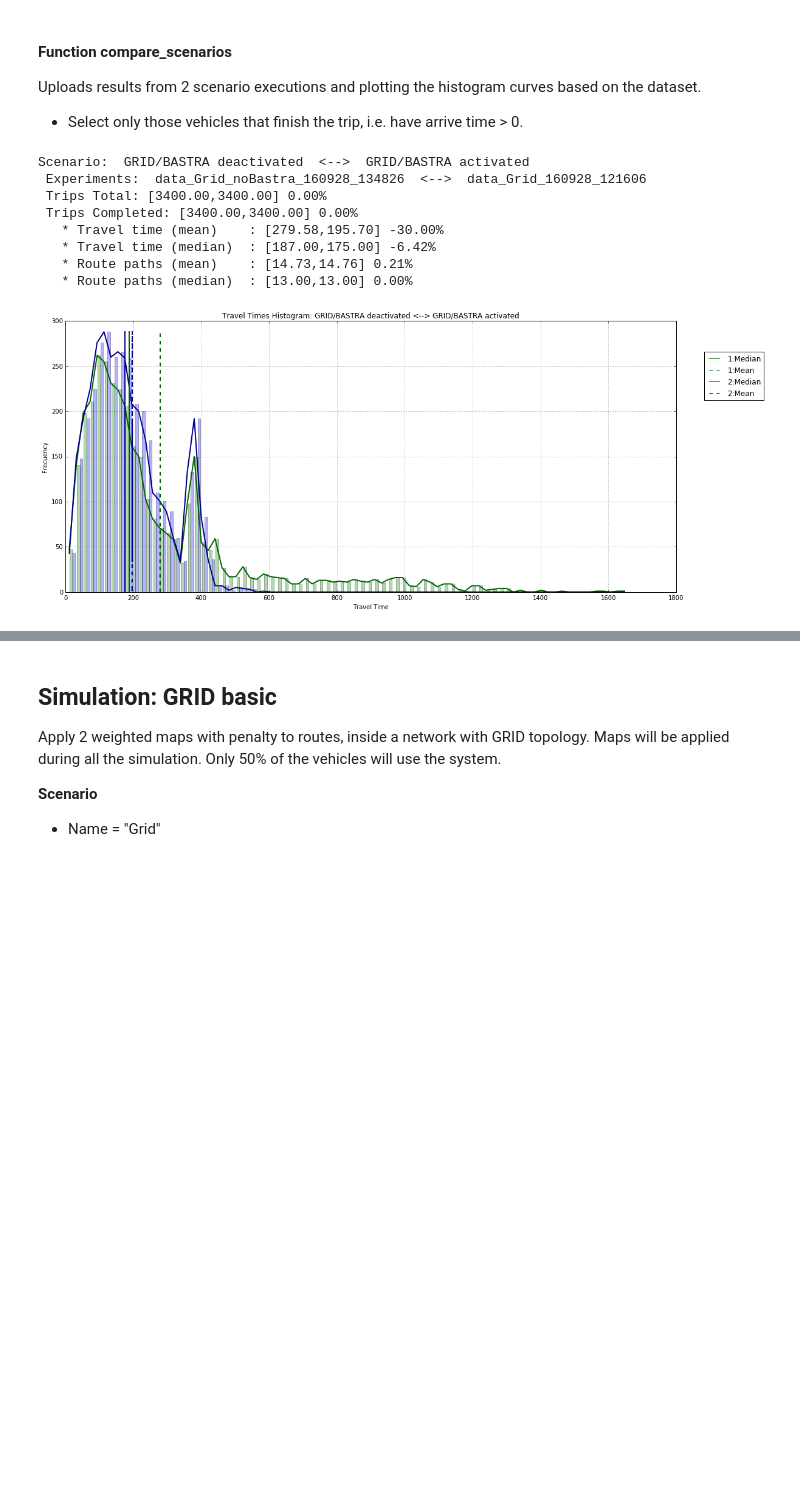
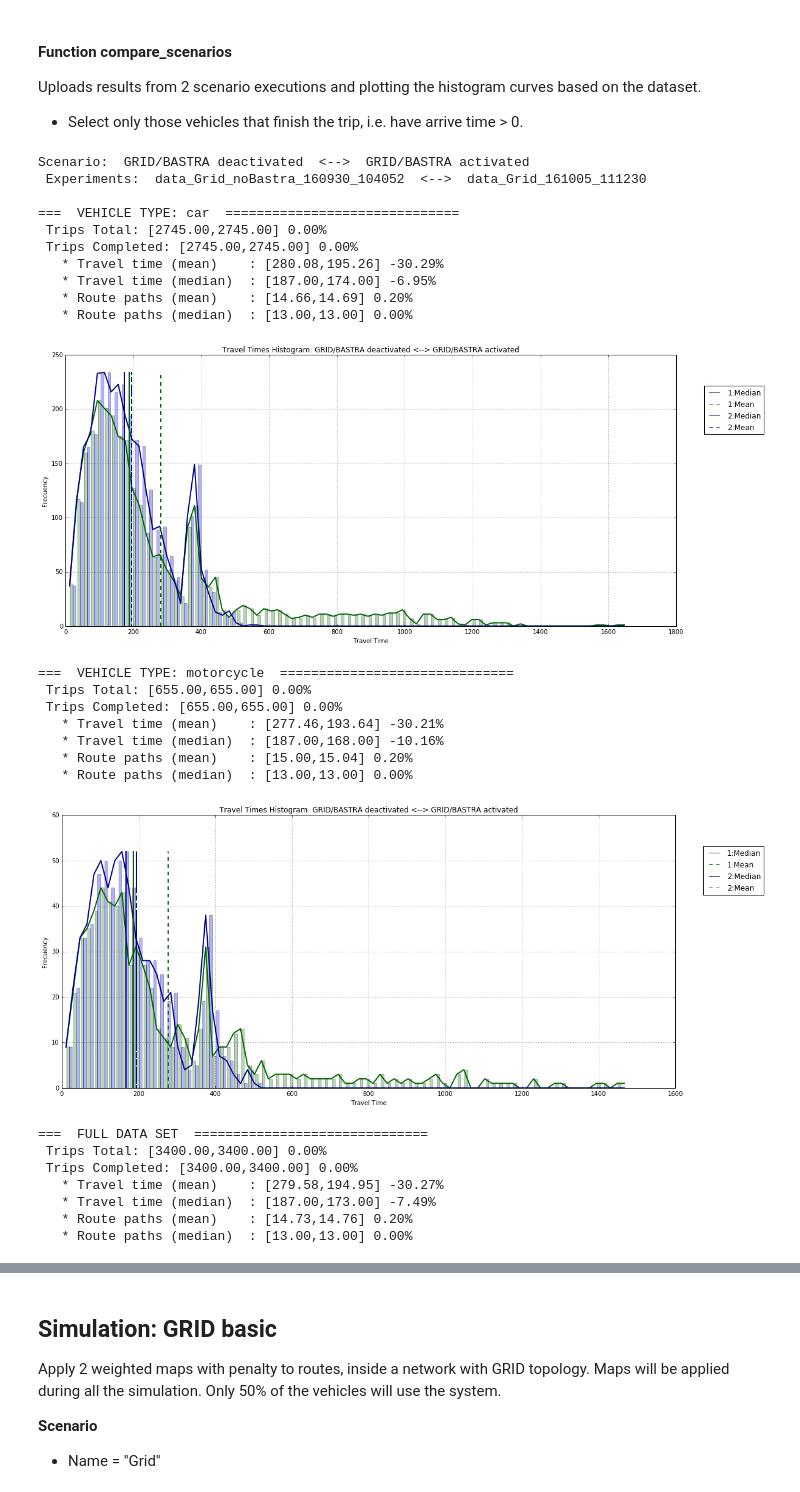
Before and after one commit to akudilcz/uah-gist-mutraff-bastra, a Jupyter notebook: notebooks/bastra_grid_analysis.ipynb, the cells around one changed output, grey strips where cells are left out. Saved outputs shown, nothing was run; the diff lists cells and outputs as text; code cells hidden in the pictures; blank space fills up the shorter version.

```diff
--- a/notebooks/bastra_grid_analysis.ipynb
+++ b/notebooks/bastra_grid_analysis.ipynb
@@ -34,0 +40,11 @@ def str_vals_percent( n1, n2 ):
+# %%
+def dataset_obtain_unique_fleets( *ds ):
+    size = len(ds)
+    if( len(ds) == 0):
+        return []
+    if( len(ds) == 1):
+        return ds[0]['veh_type'].unique()
+    if( len(ds) == 2):
+        vt1 = ds[0]['veh_type'].unique()
+        vt2 = ds[1]['veh_type'].unique()
+        return list(set().union(vt2, vt2))
@@ -35,3 +54,6 @@ def str_vals_percent( n1, n2 ):
+# %%
+def dataset_filter_per_veh_type(ds, vt):
+    return ds.loc[ ds['veh_type']==vt ]
 # %% [markdown]
 #### Function draw_histogram
 Plots an histogram based on the dataset.
@@ -104,10 +126,10 @@ def draw_histogram( name, ds_raw ):
 #### Function draw_2histograms
 Plots the comparison between two overlapped histograms based on the datasets.
 # %%
-def draw_2histograms( label1, experiment1, ds_raw1, label2, experiment2, ds_raw2 ):
+def draw_2histograms( title, label1, experiment1, ds_raw1, label2, experiment2, ds_raw2 ):
     ds1 = ds_raw1.loc[ ds_raw1['t_arrival_secs'] > 0 ]
     ds2 = ds_raw2.loc[ ds_raw2['t_arrival_secs'] > 0 ]
-    # ds_raw.head()
+
     travel_times1 = ds1['t_traveltime_secs']
     travel_times2 = ds2['t_traveltime_secs']
     travel_times = [ travel_times1, travel_times2 ]
@@ -163,8 +185,7 @@ def draw_2histograms( label1, experiment1, ds_raw1, label2, experiment2, ds_raw2
     y2_mean2   = [ y_mean2   for i in x_bins ]
     y3_median2 = [ y_median2 for i in x_bins ]
     print(
-        "Scenario: ", label1, " <--> ", label2, "\n",
-        "Experiments: ", experiment1, " <--> ", experiment2, "\n",
+        "=== ", title, " ============================== \n",
         "Trips Total:", str_vals_percent(ds_raw1['id'].count(), ds_raw2['id'].count() ), "\n",
         "Trips Completed:", str_vals_percent(travel_times1.count(),travel_times2.count()), "\n",
         "  * Travel time (mean)    :",    str_vals_percent( x_mean1, x_mean2), "\n",
@@ -172,7 +193,7 @@ def draw_2histograms( label1, experiment1, ds_raw1, label2, experiment2, ds_raw2
         # "  * Route lengths (mean)  :",   str_vals_percent( l_mean1, l_mean2), "\n",
         # "  * Route lengths (median):", str_vals_percent( l_median1, l_median2), "\n",
         "  * Route paths (mean)    :",     str_vals_percent( r_mean1, r_mean2), "\n",
-        "  * Route paths (median)  :",   str_vals_percent( r_median1, r_median2), "\n",
+        "  * Route paths (median)  :",   str_vals_percent( r_median1, r_median2), "\n"
         )
 
     line_estimation1 = ax.plot(x_bins, y1_vals1, 'r-', label='Estimation', linewidth=2, color='darkgreen')
@@ -222,18 +243,50 @@ def compare_scenarios( path, label1, experiment1, label2, experiment2 ):
     # ds means "dataset"
     ds_raw1 = pd.read_csv(datafile1)
     ds_raw2 = pd.read_csv(datafile2)
-    draw_2histograms( label1, experiment1, ds_raw1, label2, experiment2, ds_raw2 )
+
+    veh_types = dataset_obtain_unique_fleets( ds_raw1, ds_raw2 )
+
+    print(
+        "Scenario: ", label1, " <--> ", label2, "\n",
+        "Experiments: ", experiment1, " <--> ", experiment2, "\n"
+        )
+    if ( len(veh_types) > 0 ):
+      for vt in veh_types:
+        ds_raw1b = dataset_filter_per_veh_type(ds_raw1, vt)
+        ds_raw2b = dataset_filter_per_veh_type(ds_raw2, vt)
+        draw_2histograms( "VEHICLE TYPE: "+vt,
+                    label1, experiment1, ds_raw1b, label2, experiment2, ds_raw2b )
+
+    draw_2histograms( "FULL DATA SET",
+                      label1, experiment1, ds_raw1, label2, experiment2, ds_raw2 )
 # %%
 compare_scenarios( "/Users/alvaro/Desktop/workspace/mutraff/uah-gist-mutraff-bastra",
-                "GRID/BASTRA deactivated", "data_Grid_noBastra_160928_134826",
-                "GRID/BASTRA activated", "data_Grid_160928_121606" )
+                "GRID/BASTRA deactivated", "data_Grid_noBastra_160930_104052",
+                "GRID/BASTRA activated", "data_Grid_161005_111230" )
 # %% [output]
 Scenario:  GRID/BASTRA deactivated  <-->  GRID/BASTRA activated
- Experiments:  data_Grid_noBastra_160928_134826  <-->  data_Grid_160928_121606
- Trips Total: [3400.00,3400.00] 0.00%
- Trips Completed: [3400.00,3400.00] 0.00%
-   * Travel time (mean)    : [279.58,195.70] -30.00%
-   * Travel time (median)  : [187.00,175.00] -6.42%
-   * Route paths (mean)    : [14.73,14.76] 0.21%
+ Experiments:  data_Grid_noBastra_160930_104052  <-->  data_Grid_161005_111230
+
+===  VEHICLE TYPE: car  ==============================
+ Trips Total: [2745.00,2745.00] 0.00%
+ Trips Completed: [2745.00,2745.00] 0.00%
+   * Travel time (mean)    : [280.08,195.26] -30.29%
+   * Travel time (median)  : [187.00,174.00] -6.95%
+   * Route paths (mean)    : [14.66,14.69] 0.20%
    * Route paths (median)  : [13.00,13.00] 0.00%
-[figure, old version]
+[figure, new version]
+===  VEHICLE TYPE: motorcycle  ==============================
+ Trips Total: [655.00,655.00] 0.00%
+ Trips Completed: [655.00,655.00] 0.00%
+   * Travel time (mean)    : [277.46,193.64] -30.21%
+   * Travel time (median)  : [187.00,168.00] -10.16%
+   * Route paths (mean)    : [15.00,15.04] 0.20%
+   * Route paths (median)  : [13.00,13.00] 0.00%
+[figure, added]
+===  FULL DATA SET  ==============================
+ Trips Total: [3400.00,3400.00] 0.00%
+ Trips Completed: [3400.00,3400.00] 0.00%
+   * Travel time (mean)    : [279.58,194.95] -30.27%
+   * Travel time (median)  : [187.00,173.00] -7.49%
+   * Route paths (mean)    : [14.73,14.76] 0.20%
+   * Route paths (median)  : [13.00,13.00] 0.00%
```
Also changed, not shown: parts of 10 cells of this notebook, 10 other files.
